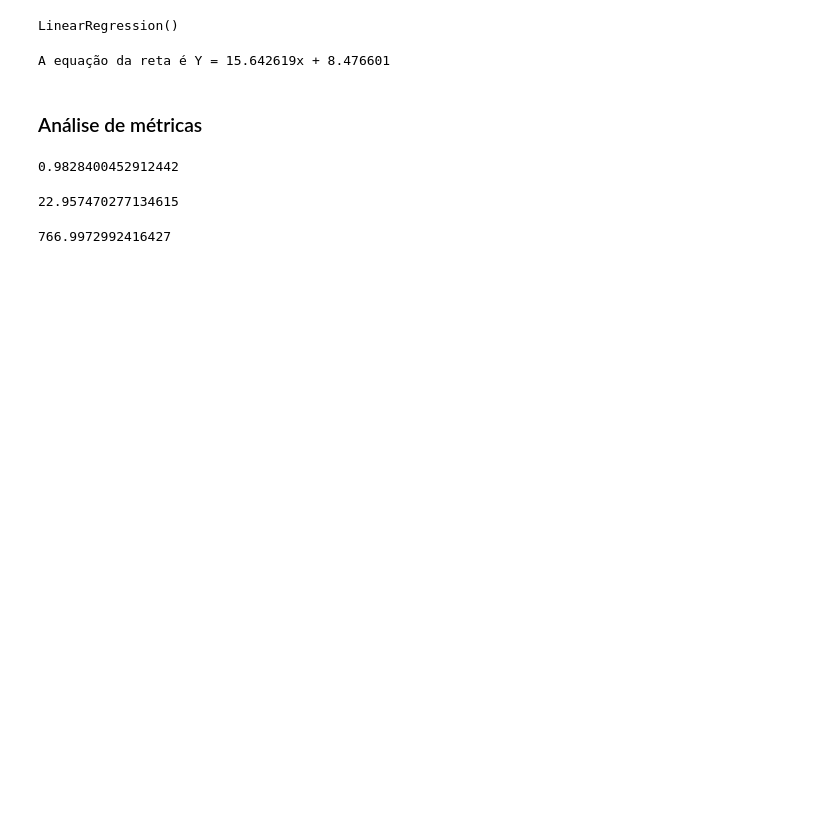
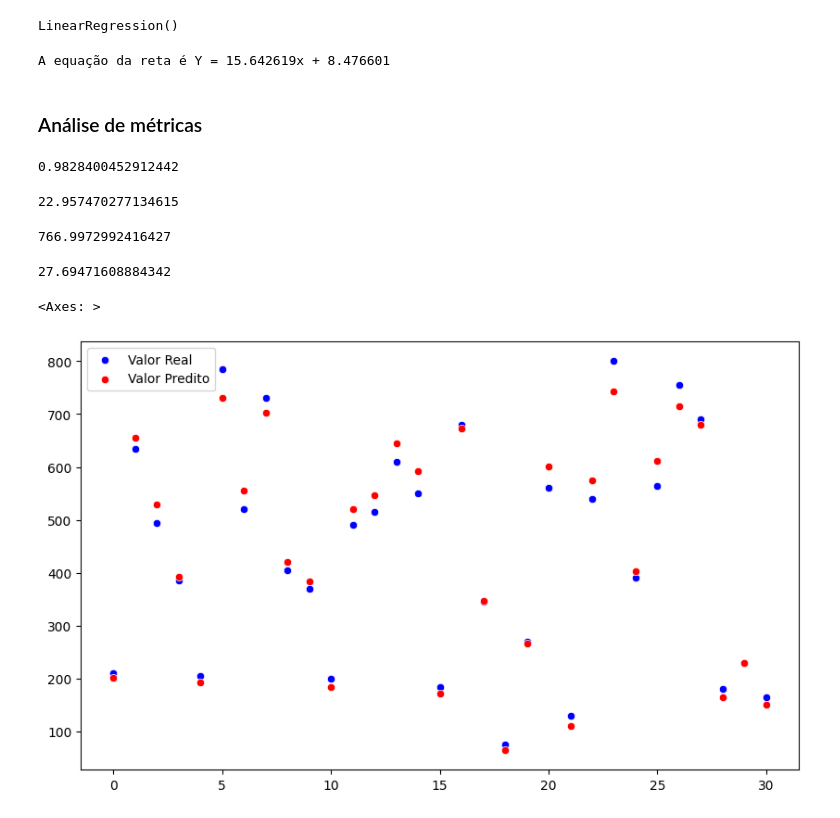
Before and after one commit to AndersonBalena/regressao_linear_simples, a Jupyter notebook: modelo_pontuacao.ipynb, the cells around one changed output. Saved outputs shown, nothing was run; the diff lists cells and outputs as text; code cells hidden in the pictures; blank space fills up the shorter version.

Commit message:
Implementa RMSE e análise gráfica.

```diff
--- a/modelo_pontuacao.ipynb
+++ b/modelo_pontuacao.ipynb
@@ -97,3 +98,18 @@ from sklearn.metrics import mean_squared_error
 mean_squared_error(Y_test, Y_pred)
 # %% [output]
 766.9972992416427
+# %%
+# RMSE - Root Mean Squared Error
+from sklearn.metrics import root_mean_squared_error
+root_mean_squared_error(Y_test, Y_pred)
+# %% [output]
+27.69471608884342
+# %%
+# Análise gráfica
+x_axis = range(len(Y_test))
+plt.figure(figsize=(10,6))
+sns.scatterplot(x=x_axis, y=Y_test.reshape(-1), color='blue', label='Valor Real')
+sns.scatterplot(x=x_axis, y=Y_pred.reshape(-1), color='red', label='Valor Predito')
+# %% [output]
+<Axes: >
+[figure, added]
```
Also changed, not shown: parts of 1 cell of this notebook.
